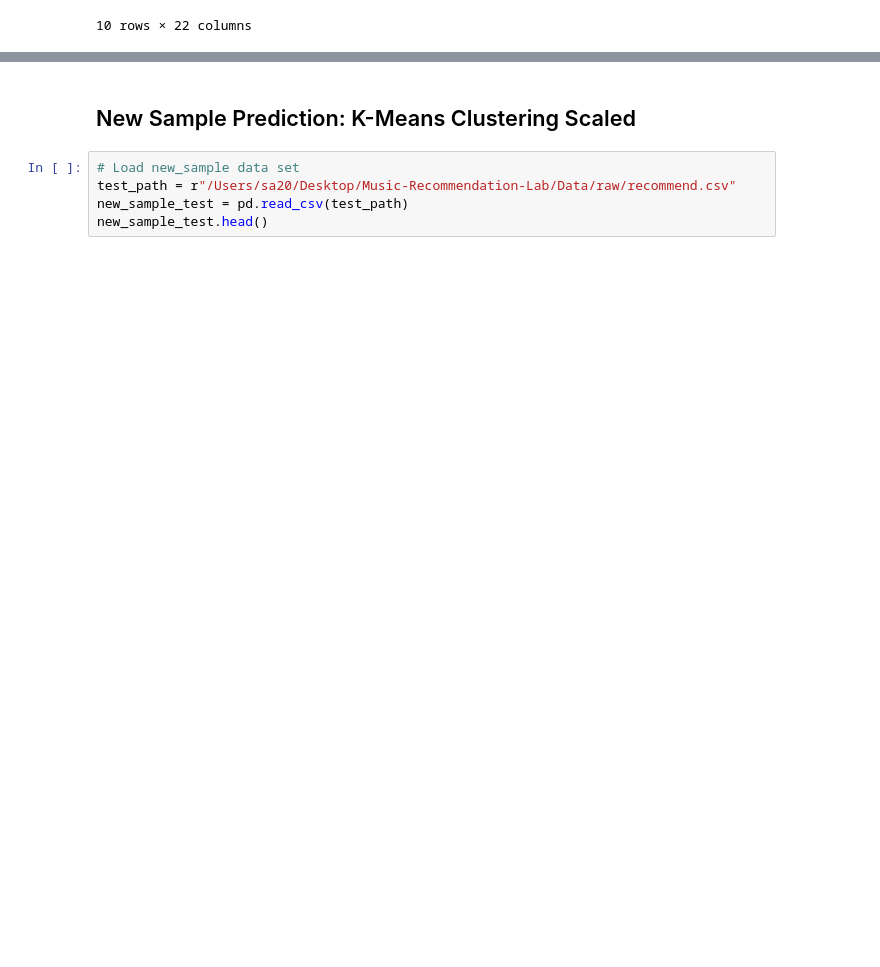
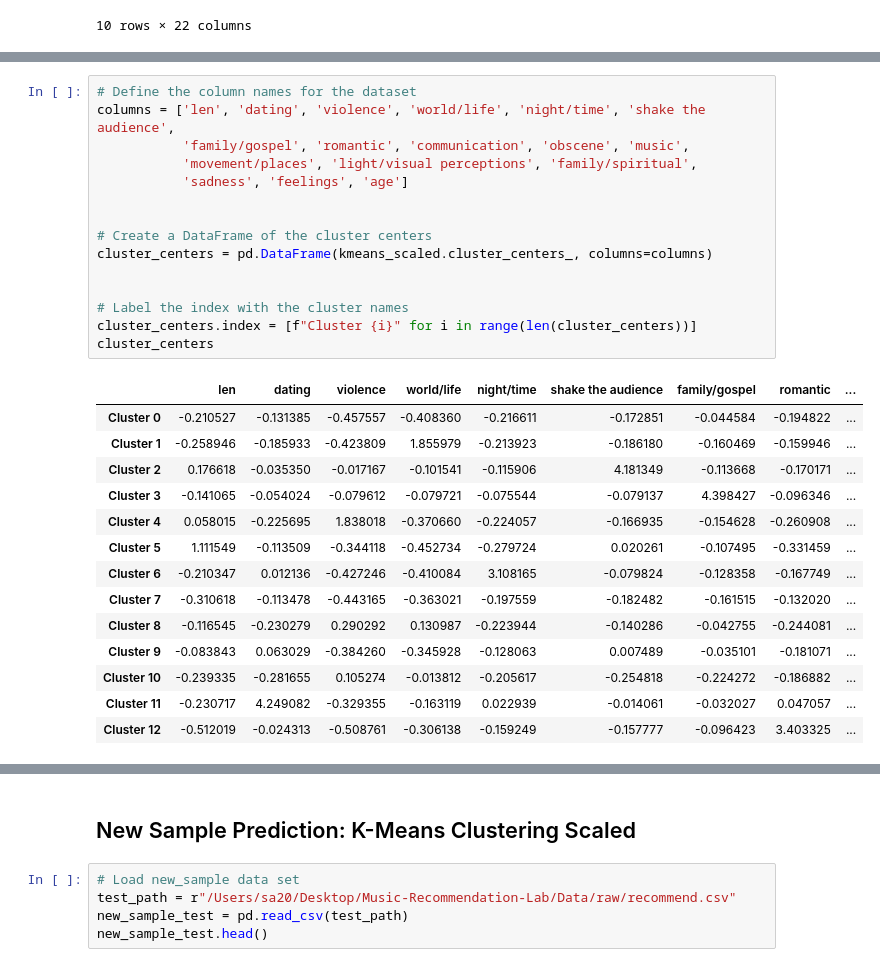
Before and after one commit to ohTMI/Music-Recommendation-Lab, a Jupyter notebook: Code/model.ipynb, the cells around one changed output, grey strips where cells are left out. Cells and saved outputs as stored; diff of their text form; blank space fills up the shorter version.

```diff
--- a/Code/model.ipynb
+++ b/Code/model.ipynb
@@ -289,0 +315,30 @@ label[clean_data['Cluster'] == 0].sample(10)
+# %%
+# Define the column names for the dataset
+columns = ['len', 'dating', 'violence', 'world/life', 'night/time', 'shake the audience',
+           'family/gospel', 'romantic', 'communication', 'obscene', 'music',
+           'movement/places', 'light/visual perceptions', 'family/spiritual',
+           'sadness', 'feelings', 'age']
+
+
+# Create a DataFrame of the cluster centers
+cluster_centers = pd.DataFrame(kmeans_scaled.cluster_centers_, columns=columns)
+
+
+# Label the index with the cluster names
+cluster_centers.index = [f"Cluster {i}" for i in range(len(cluster_centers))]
+cluster_centers
+# %% [output]
+|  | len | dating | violence | world/life | night/time | shake the audience | family/gospel | romantic | ... |
+| Cluster 0 | -0.210527 | -0.131385 | -0.457557 | -0.408360 | -0.216611 | -0.172851 | -0.044584 | -0.194822 | ... |
+| Cluster 1 | -0.258946 | -0.185933 | -0.423809 | 1.855979 | -0.213923 | -0.186180 | -0.160469 | -0.159946 | ... |
+| Cluster 2 | 0.176618 | -0.035350 | -0.017167 | -0.101541 | -0.115906 | 4.181349 | -0.113668 | -0.170171 | ... |
+| Cluster 3 | -0.141065 | -0.054024 | -0.079612 | -0.079721 | -0.075544 | -0.079137 | 4.398427 | -0.096346 | ... |
+| Cluster 4 | 0.058015 | -0.225695 | 1.838018 | -0.370660 | -0.224057 | -0.166935 | -0.154628 | -0.260908 | ... |
+| Cluster 5 | 1.111549 | -0.113509 | -0.344118 | -0.452734 | -0.279724 | 0.020261 | -0.107495 | -0.331459 | ... |
+| Cluster 6 | -0.210347 | 0.012136 | -0.427246 | -0.410084 | 3.108165 | -0.079824 | -0.128358 | -0.167749 | ... |
+| Cluster 7 | -0.310618 | -0.113478 | -0.443165 | -0.363021 | -0.197559 | -0.182482 | -0.161515 | -0.132020 | ... |
+| Cluster 8 | -0.116545 | -0.230279 | 0.290292 | 0.130987 | -0.223944 | -0.140286 | -0.042755 | -0.244081 | ... |
+| Cluster 9 | -0.083843 | 0.063029 | -0.384260 | -0.345928 | -0.128063 | 0.007489 | -0.035101 | -0.181071 | ... |
+| Cluster 10 | -0.239335 | -0.281655 | 0.105274 | -0.013812 | -0.205617 | -0.254818 | -0.224272 | -0.186882 | ... |
+| Cluster 11 | -0.230717 | 4.249082 | -0.329355 | -0.163119 | 0.022939 | -0.014061 | -0.032027 | 0.047057 | ... |
+| Cluster 12 | -0.512019 | -0.024313 | -0.508761 | -0.306138 | -0.159249 | -0.157777 | -0.096423 | 3.403325 | ... |
```
Also changed, not shown: parts of 14 cells of this notebook, 1 other file.
